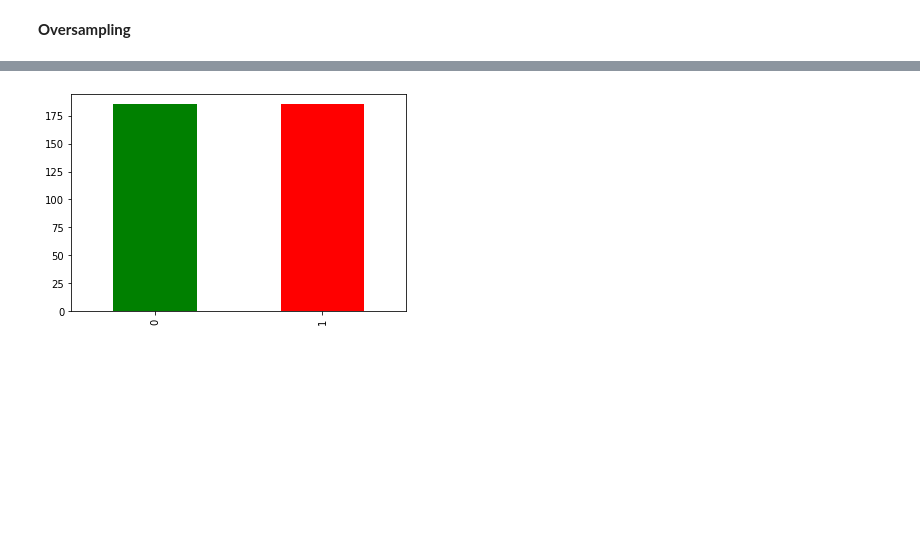
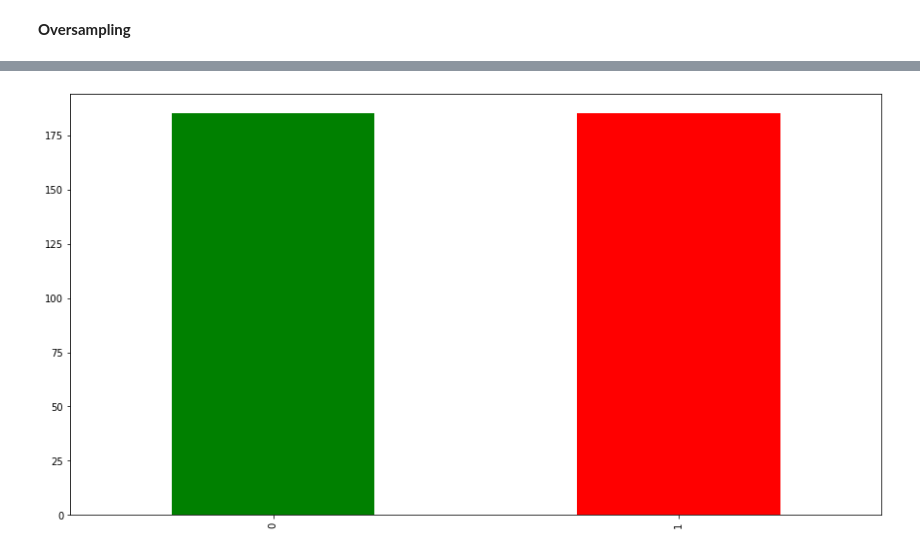
Before and after one commit to YonatanRA/sesame_hr_datatalk, a Jupyter notebook: notebooks/sesame_hr.ipynb, the cells around one changed output, grey strips where cells are left out. Saved outputs shown, nothing was run; the diff lists cells and outputs as text; code cells hidden in the pictures; blank space fills up the shorter version.

```diff
--- a/notebooks/sesame_hr.ipynb
+++ b/notebooks/sesame_hr.ipynb
@@ -435,9 +437,11 @@ oversample = SMOTE()
 
 X, y = oversample.fit_resample(X, y)
 # %%
+plt.figure(figsize=(15, 8))
+
 y.value_counts().plot(kind='bar', color=['g', 'r']);
 # %% [output]
-[figure, old version]
+[figure, new version]
 # %%
 X_train, X_test, y_train, y_test = tts(X, y, random_state=40)
 
```
Also changed, not shown: parts of 20 cells of this notebook.
